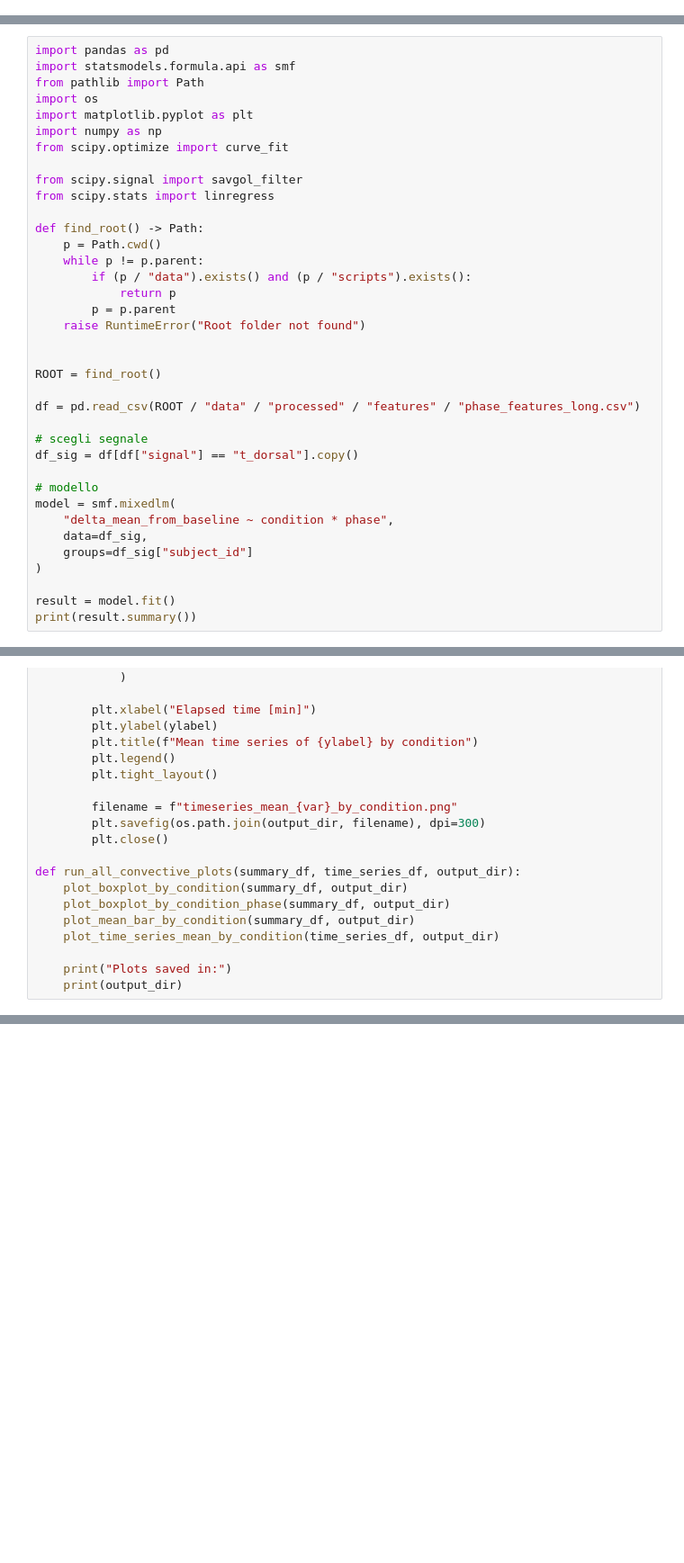
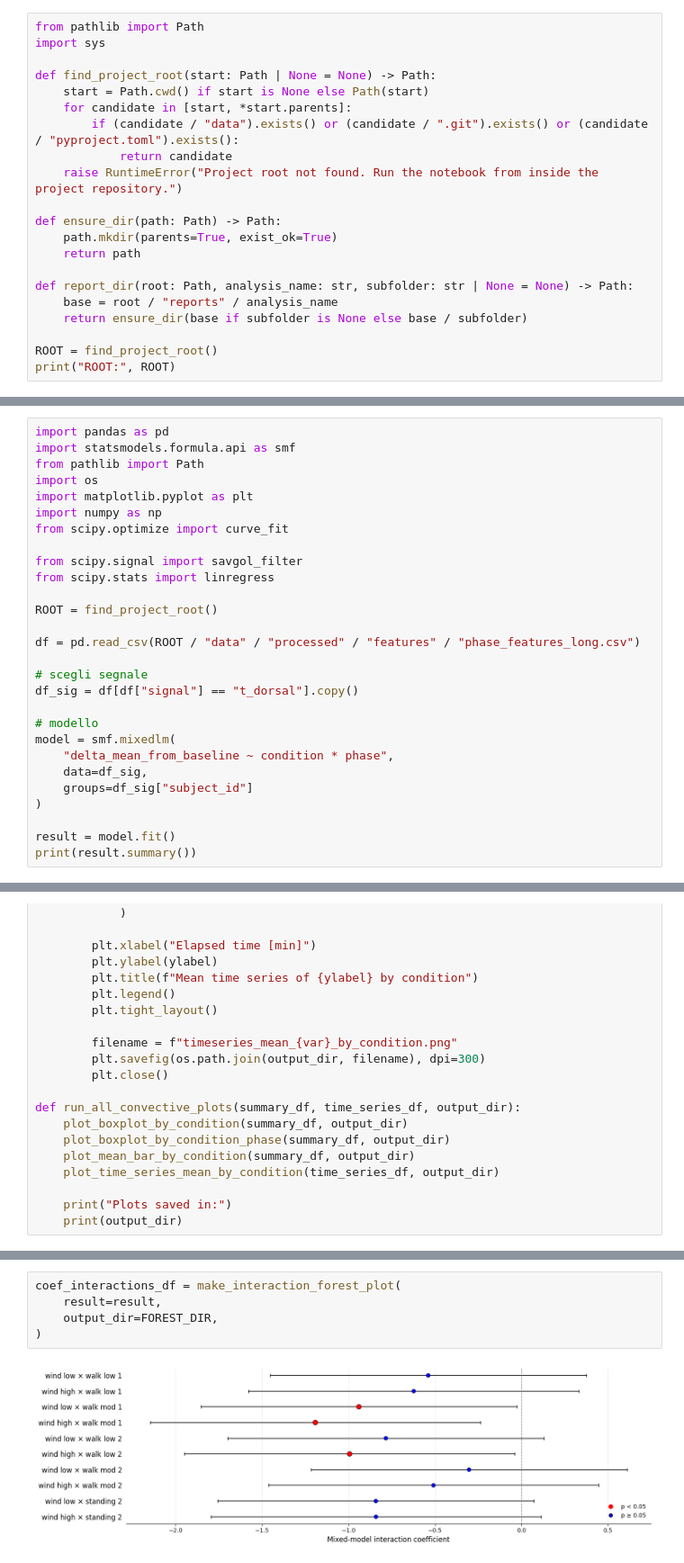
Before and after one commit to comfolab/personal-cooling, a Jupyter notebook: scripts/6_statistic.ipynb, the cells around one changed output, grey strips where cells are left out. Shown at 90% size. Drawn from its saved outputs; the diff is of its cells as text; blank space fills up the shorter version.

Commit message:
script puliti

```diff
--- a/scripts/6_statistic.ipynb
+++ b/scripts/6_statistic.ipynb
@@ -0,0 +5,21 @@
+# %%
+from pathlib import Path
+import sys
+
+def find_project_root(start: Path | None = None) -> Path:
+    start = Path.cwd() if start is None else Path(start)
+    for candidate in [start, *start.parents]:
+        if (candidate / "data").exists() or (candidate / ".git").exists() or (candidate / "pyproject.toml").exists():
+            return candidate
+    raise RuntimeError("Project root not found. Run the notebook from inside the project repository.")
+
+def ensure_dir(path: Path) -> Path:
+    path.mkdir(parents=True, exist_ok=True)
+    return path
+
+def report_dir(root: Path, analysis_name: str, subfolder: str | None = None) -> Path:
+    base = root / "reports" / analysis_name
+    return ensure_dir(base if subfolder is None else base / subfolder)
+
+ROOT = find_project_root()
+print("ROOT:", ROOT)
@@ -10,16 +37,7 @@ from scipy.optimize import curve_fit
 from scipy.signal import savgol_filter
 from scipy.stats import linregress
 
-def find_root() -> Path:
-    p = Path.cwd()
-    while p != p.parent:
-        if (p / "data").exists() and (p / "scripts").exists():
-            return p
-        p = p.parent
-    raise RuntimeError("Root folder not found")
-
-
-ROOT = find_root()
+ROOT = find_project_root()
 
 df = pd.read_csv(ROOT / "data" / "processed" / "features" / "phase_features_long.csv")
 
@@ -1721,0 +2405,7 @@ Done. Figures saved in:
+# %%
+coef_interactions_df = make_interaction_forest_plot(
+    result=result,
+    output_dir=FOREST_DIR,
+)
+# %% [output]
+[figure, added]
```
Also changed, not shown: parts of 11 cells of this notebook, 5 other files.
